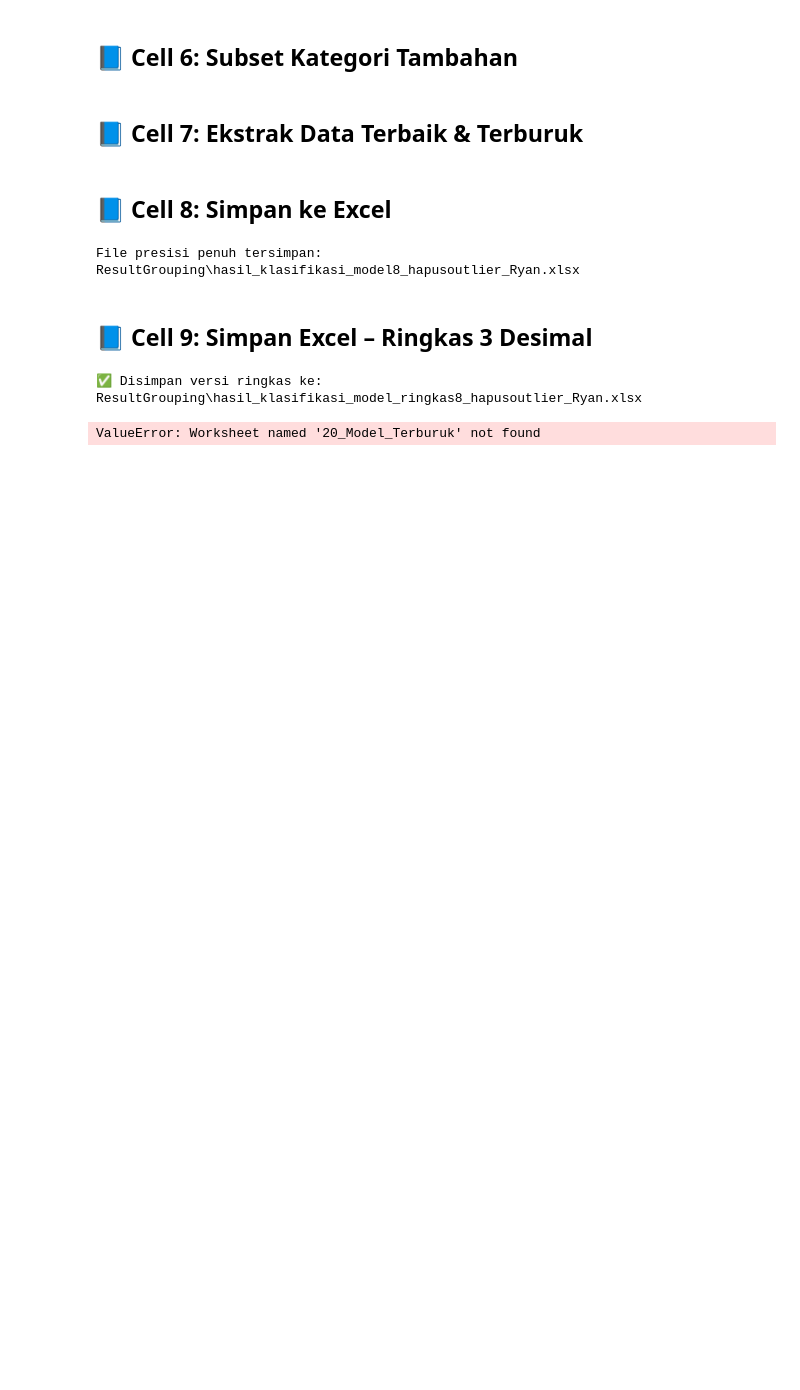
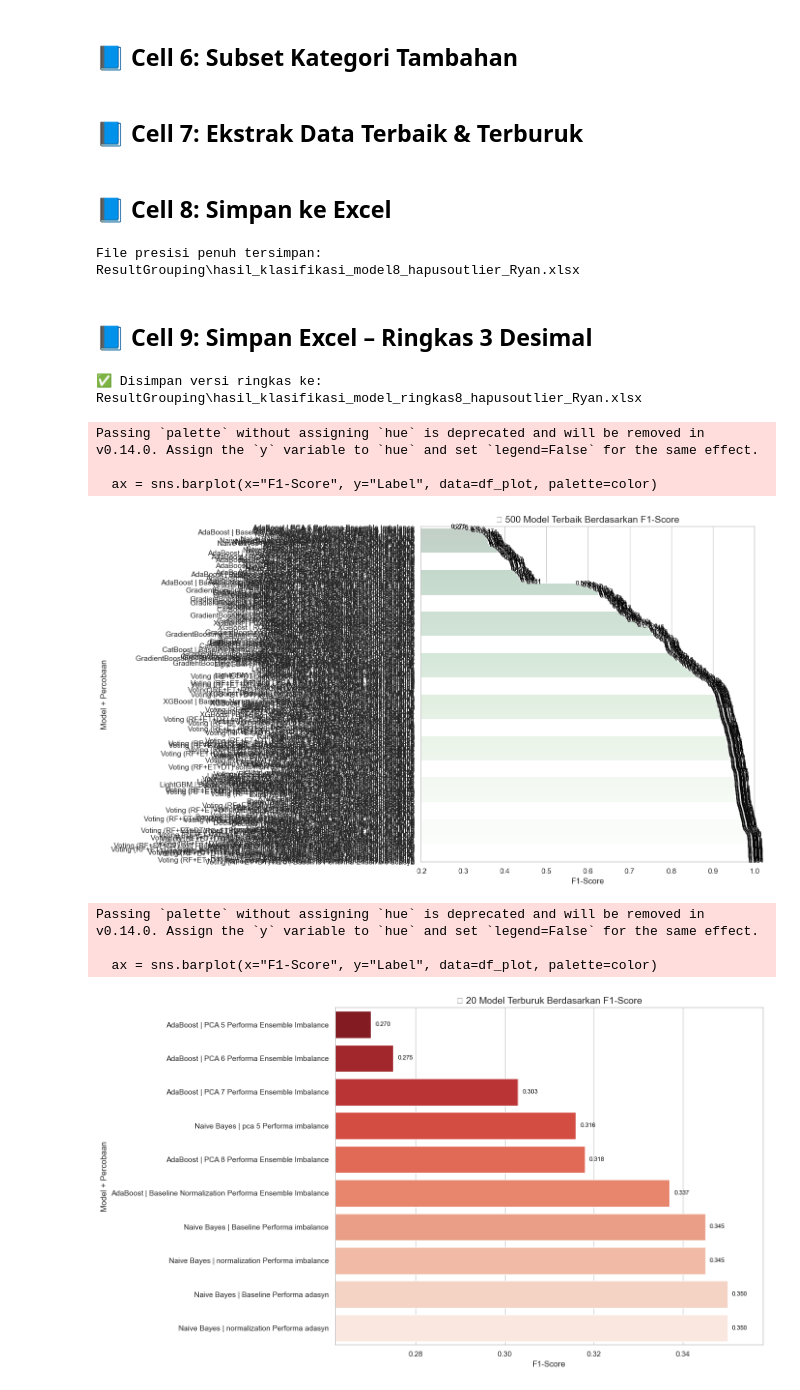
Before and after one commit to RyanGA09/DataMiningAirQuality, a Jupyter notebook: DataGrouping/DataGrouping8_hapusoutlier.ipynb, the cells around one changed output. Cells and saved outputs as stored; diff of their text form; code cells hidden in the pictures; blank space fills up the shorter version.

```diff
--- a/DataGrouping/DataGrouping8_hapusoutlier.ipynb
+++ b/DataGrouping/DataGrouping8_hapusoutlier.ipynb
@@ -17,7 +17,7 @@ all_data = {
     "ensemble": [],
     "konvensional": [],
     "ann": [],
-    "kfold": []
+    # "kfold": []
 }
 # %% [markdown]
 ## 📘 Cell 3: Membaca Semua CSV dan Normalisasi
@@ -330,12 +352,12 @@ import os
 excel_path = os.path.join("ResultGrouping", "hasil_klasifikasi_model_ringkas8_hapusoutlier_Ryan.xlsx")
 
 # 📥 Baca sheet
-df_top20 = pd.read_excel(excel_path, sheet_name="20_Model_Terbaik")
-df_bottom20 = pd.read_excel(excel_path, sheet_name="20_Model_Terburuk")
+df_top500 = pd.read_excel(excel_path, sheet_name="500_Model_Terbaik")
+df_bottom20 = pd.read_excel(excel_path, sheet_name="10_Model_Terburuk")
 
-# 📥 Baca sheet tanpa KFold
-df_top20_no_kfold = pd.read_excel(excel_path, sheet_name="20_Terbaik_NoKFold")
-df_bottom20_no_kfold = pd.read_excel(excel_path, sheet_name="20_Terburuk_NoKFold")
+# # 📥 Baca sheet tanpa KFold
+# df_top20_no_kfold = pd.read_excel(excel_path, sheet_name="500_Terbaik_NoKFold")
+# df_bottom20_no_kfold = pd.read_excel(excel_path, sheet_name="20_Terburuk_NoKFold")
 
 # 🌟 Setup tampilan grafik
 sns.set(style="whitegrid")
@@ -356,34 +378,41 @@ def plot_f1_scores(df, title, color):
     min_score = df_plot["F1-Score"].min()
     max_score = df_plot["F1-Score"].max()
 
     margin = (max_score - min_score) * 0.1
     x_min = max(0, min_score - margin)
     x_max = min(1.0, max_score + margin)
 
     plt.figure(figsize=(14, 8))
     ax = sns.barplot(x="F1-Score", y="Label", data=df_plot, palette=color)
     plt.title(title, fontsize=14)
     plt.xlabel("F1-Score")
     plt.ylabel("Model + Percobaan")
     plt.xlim(x_min, x_max)
 
     # Tambahkan label nilai F1 di ujung bar
     for i, v in enumerate(df_plot["F1-Score"]):
         ax.text(v + 0.001, i, f"{v:.3f}", color='black', va='center', fontsize=9)
 
     plt.tight_layout()
     plt.show()
 
 # 🔝 20 Terbaik
-plot_f1_scores(df_top20, "📈 20 Model Terbaik Berdasarkan F1-Score", "Greens_r")
+plot_f1_scores(df_top500, "📈 500 Model Terbaik Berdasarkan F1-Score", "Greens_r")
 
 # 🔻 20 Terburuk
 plot_f1_scores(df_bottom20, "📉 20 Model Terburuk Berdasarkan F1-Score", "Reds_r")
 
 # 🔝 20 Terbaik Tanpa KFold
-plot_f1_scores(df_top20_no_kfold, "📈 20 Model Terbaik (Tanpa KFold) Berdasarkan F1-Score", "Blues_r")
+# plot_f1_scores(df_top20_no_kfold, "📈 500 Model Terbaik (Tanpa KFold) Berdasarkan F1-Score", "Blues_r")
 
 # 🔻 20 Terburuk Tanpa KFold
-plot_f1_scores(df_bottom20_no_kfold, "📉 20 Model Terburuk (Tanpa KFold) Berdasarkan F1-Score", "Oranges_r")
+# plot_f1_scores(df_bottom20_no_kfold, "📉 20 Model Terburuk (Tanpa KFold) Berdasarkan F1-Score", "Oranges_r")
 # %% [output]
-ValueError: Worksheet named '20_Model_Terburuk' not found
+Passing `palette` without assigning `hue` is deprecated and will be removed in v0.14.0. Assign the `y` variable to `hue` and set `legend=False` for the same effect.
+
+  ax = sns.barplot(x="F1-Score", y="Label", data=df_plot, palette=color)
+[figure, added]
+Passing `palette` without assigning `hue` is deprecated and will be removed in v0.14.0. Assign the `y` variable to `hue` and set `legend=False` for the same effect.
+
+  ax = sns.barplot(x="F1-Score", y="Label", data=df_plot, palette=color)
+[figure, added]
```
Also changed, not shown: parts of 7 cells of this notebook, 5 other files.
